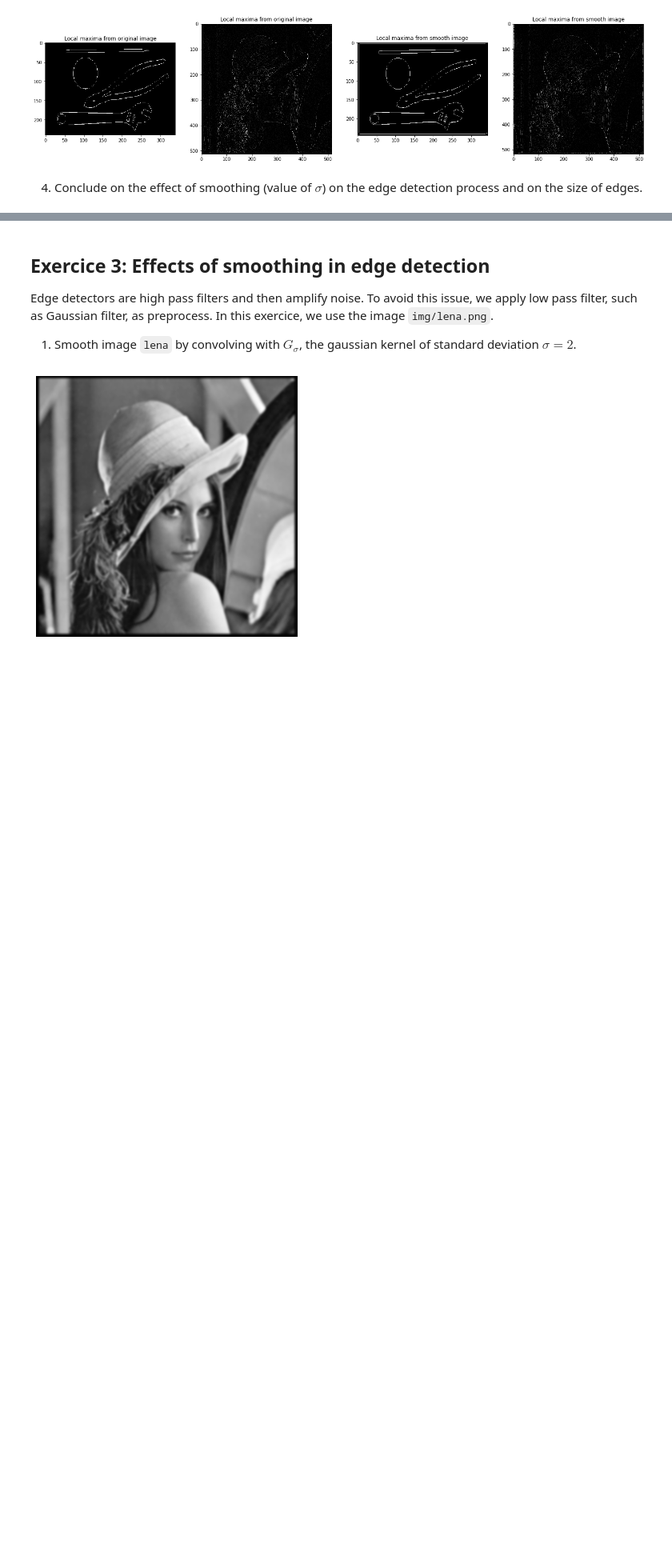
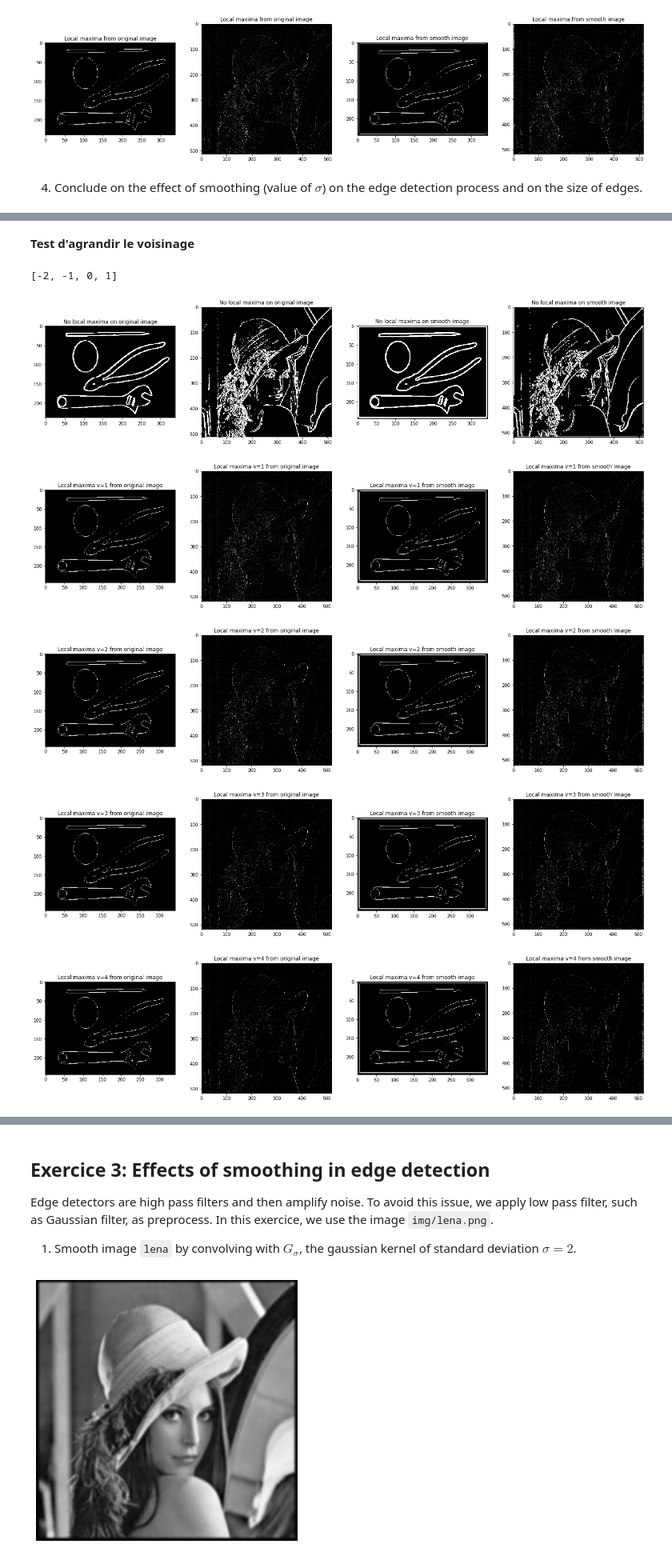
Before and after one commit to CharlesAttend/M1-S1-DAC, a Jupyter notebook: BIMA/TME/TME5/TME5.ipynb, the cells around one changed output, grey strips where cells are left out. Shown at 80% size. Drawn from its saved outputs; the diff is of its cells as text; code cells hidden in the pictures; blank space fills up the shorter version.

```diff
--- a/BIMA/TME/TME5/TME5.ipynb
+++ b/BIMA/TME/TME5/TME5.ipynb
@@ -278,0 +282,55 @@ niceDisplay14(img_to_display, title_to_display)
+# %% [markdown]
+**Test d'agrandir le voisinage**
+# %%
+list(range(-2, 2))
+# %% [output]
+[-2, -1, 0, 1]
+# %%
+def nms(Ig, Ior, v):
+    """ Array**2, int -> Array """
+    n, m = Ig.shape
+    Ig_copy = np.zeros_like(Ig)
+    for i in range(1+v, n-v):
+        for j in range(1+v, m-v):
+            if Ior[i,j] == 1:
+                local = Ig[i,j-v:j+v+1]
+                local_max = np.max(local)
+                if Ig[i,j] == local_max:
+                    Ig_copy[i,j] = Ig[i,j]
+            elif Ior[i,j] == 2:
+                local = np.array([Ig[i+k,j+k] for k in range(-v, v+1)])
+                local_max = np.max(local)
+                if Ig[i,j] == local_max:
+                    Ig_copy[i,j] = Ig[i,j]
+            elif Ior[i,j] == 3:
+                local = Ig[i-v:i+v+1, j]
+                local_max = np.max(local)
+                if Ig[i,j] == local_max:
+                    Ig_copy[i,j] = Ig[i,j]
+            elif Ior[i,j] == 4:
+                local = np.array([Ig[i-k,j+k] for k in range(-v, v+1)])
+                local_max = np.max(local)
+                if Ig[i,j] == local_max:
+                    Ig_copy[i,j] = Ig[i,j]
+    return Ig_copy
+tools = np.array(Image.open('./img/tools.png'))
+lena = np.array(Image.open('./img/lena.png'))
+smooth_tools = convolve2d(tools, gaussianKernel(0.5))
+smooth_lena = convolve2d(lena, gaussianKernel(0.5))
+niceDisplay14([SobelDetector(tools, 100), SobelDetector(lena, 100), SobelDetector(smooth_tools, 100), SobelDetector(smooth_lena, 100)], ['No local maxima on original image', 'No local maxima on original image','No local maxima on smooth image', 'No local maxima on smooth image'])
+for v in [1,2,3,4]:
+    img_to_display = []
+    title_to_display = [f"Local maxima v={v} from original image", f"Local maxima v={v} from original image", f"Local maxima v={v} from smooth image", f"Local maxima v={v} from smooth image"]
+    for img in [tools, lena, smooth_tools, smooth_lena]:
+        img = imageCopyPad(img, np.zeros((5,5))) # On pad en plus sinon on a des problèmes de voisinage sur les bords
+        I_x, I_y = SobelFilter(img)
+        I_g = np.sqrt(I_x**2 + I_y**2)
+        o = orientation(I_x, I_y, I_g)
+        img_to_display.append(nms(I_g, o, v))
+    niceDisplay14(img_to_display, title_to_display)
+# %% [output]
+[figure, added]
+[figure, added]
+[figure, added]
+[figure, added]
+[figure, added]
```
Also changed, not shown: parts of 8 cells of this notebook, 2 other files.
